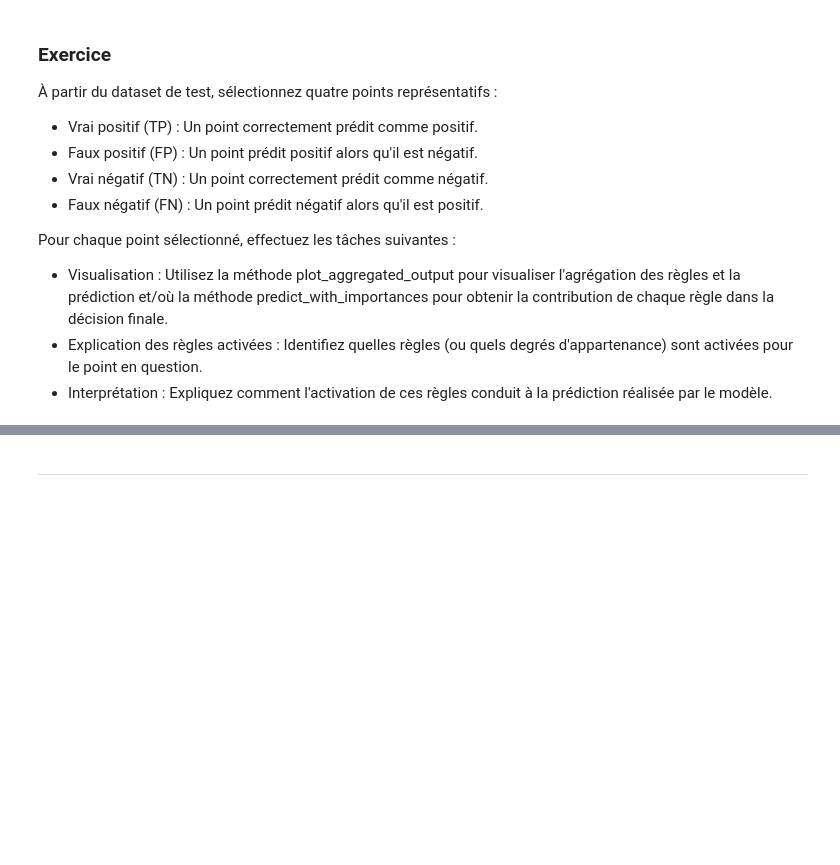
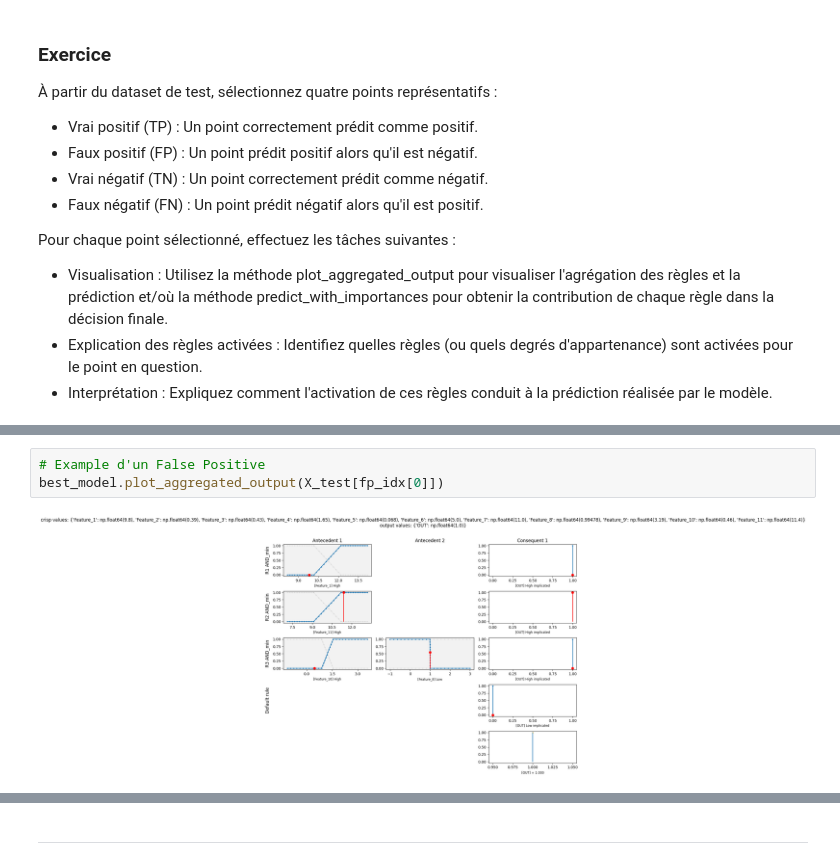
Before and after one commit to Raynobrak/heigvd-labos-xai, a Jupyter notebook: TP3/XAI_TP3_2025_AnçayRémi_CharbonnierLucas.ipynb, the cells around one changed output, grey strips where cells are left out. Drawn from its saved outputs; the diff is of its cells as text; blank space fills up the shorter version.

```diff
--- a/TP3/XAI_TP3_2025_AnçayRémi_CharbonnierLucas.ipynb
+++ b/TP3/XAI_TP3_2025_AnçayRémi_CharbonnierLucas.ipynb
@@ -365,0 +403,5 @@ En vous appuyant sur les visualisations et analyses précédentes, expliquez en
+# %%
+# Example d'un False Positive
+best_model.plot_aggregated_output(X_test[fp_idx[0]])
+# %% [output]
+[figure, added]
```
Also changed, not shown: parts of 22 cells of this notebook.
